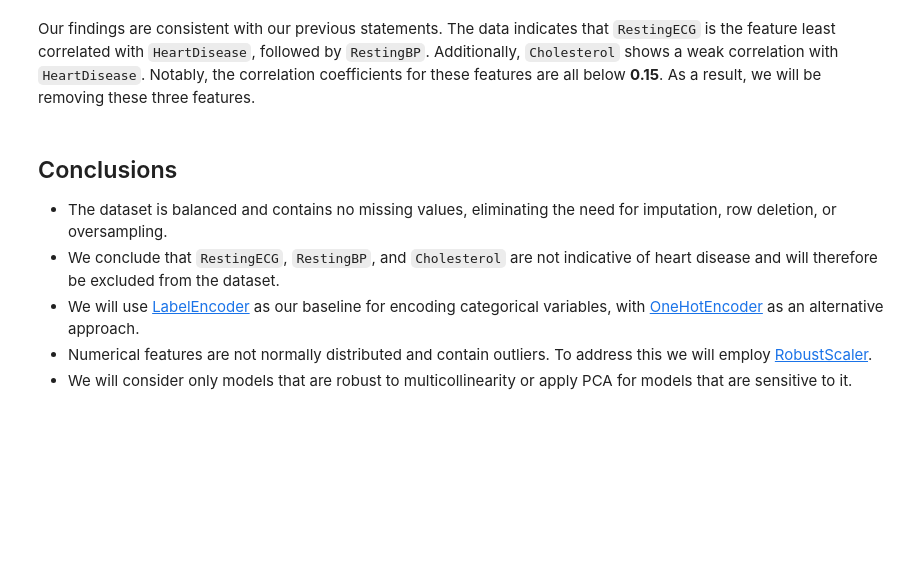
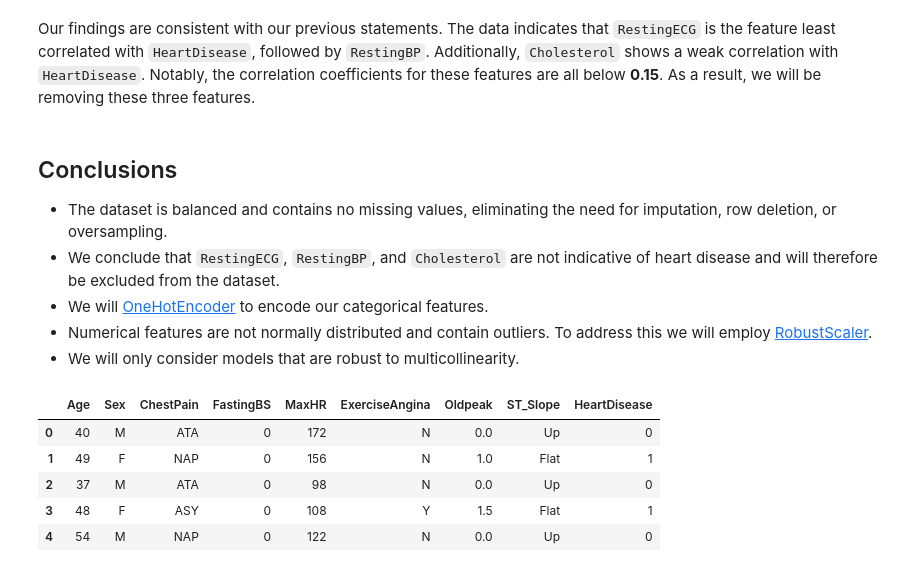
Before and after one commit to billsioros/heartbeat, a Jupyter notebook: src/notebooks/eda.ipynb, the cells around one changed output. Cells and saved outputs as stored; diff of their text form; code cells hidden in the pictures; blank space fills up the shorter version.

```diff
--- a/src/notebooks/eda.ipynb
+++ b/src/notebooks/eda.ipynb
@@ -259,7 +259,22 @@ Our findings are consistent with our previous statements. The data indicates tha
 
 - The dataset is balanced and contains no missing values, eliminating the need for imputation, row deletion, or oversampling.
 - We conclude that `RestingECG`, `RestingBP`, and `Cholesterol` are not indicative of heart disease and will therefore be excluded from the dataset.
-- We will use [LabelEncoder](https://scikit-learn.org/stable/modules/generated/sklearn.preprocessing.LabelEncoder.html) as our baseline for encoding categorical variables, with [OneHotEncoder](https://scikit-learn.org/stable/modules/generated/sklearn.preprocessing.OneHotEncoder.html) as an alternative approach.
+- We will [OneHotEncoder](https://scikit-learn.org/stable/modules/generated/sklearn.preprocessing.OneHotEncoder.html) to encode our categorical features.
 - Numerical features are not normally distributed and contain outliers. To address this we will employ [RobustScaler](https://scikit-learn.org/stable/modules/generated/sklearn.preprocessing.RobustScaler.html).
-- We will consider only models that are robust to multicollinearity or apply PCA for models that are sensitive to it.
+- We will only consider models that are robust to multicollinearity.
+# %%
+# We reverse the encoding so that the original values are preserved
+for column in categorical_features:
+    if column in df.columns:
+        df[column] = encoders[column].inverse_transform(df[column])
+
+df = df.drop(columns=["RestingECG", "RestingBP", "Cholesterol"])
+df.head()
+# %% [output]
+|  | Age | Sex | ChestPain | FastingBS | MaxHR | ExerciseAngina | Oldpeak | ST_Slope | HeartDisease |
+| 0 | 40 | M | ATA | 0 | 172 | N | 0.0 | Up | 0 |
+| 1 | 49 | F | NAP | 0 | 156 | N | 1.0 | Flat | 1 |
+| 2 | 37 | M | ATA | 0 | 98 | N | 0.0 | Up | 0 |
+| 3 | 48 | F | ASY | 0 | 108 | Y | 1.5 | Flat | 1 |
+| 4 | 54 | M | NAP | 0 | 122 | N | 0.0 | Up | 0 |
 # %%
```
Also changed, not shown: parts of 5 cells of this notebook, 24 other files.
